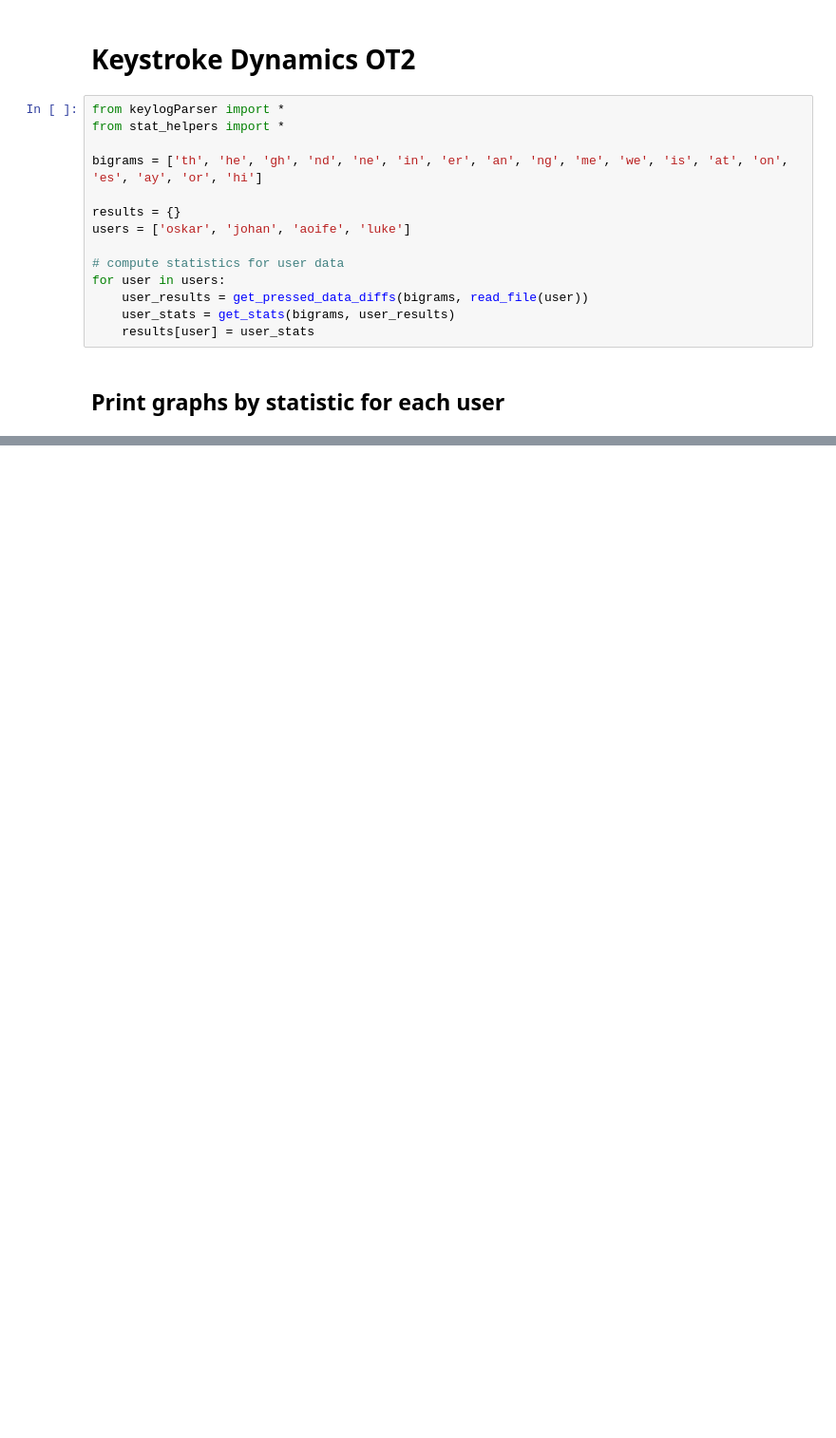
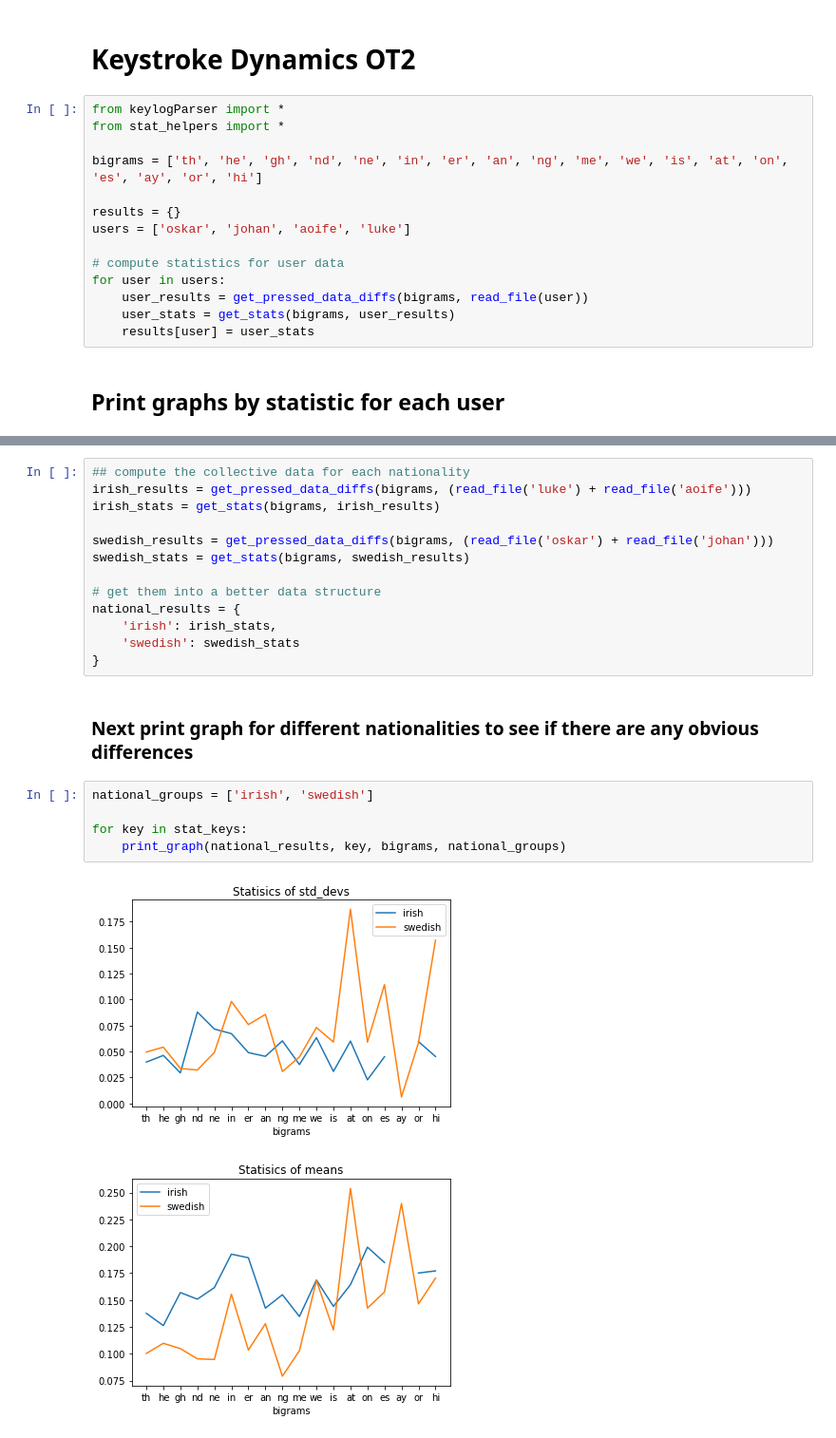
Before and after one commit to igoea20/keystrokeLogger, a Jupyter notebook: runner.ipynb, the cells around one changed output, grey strips where cells are left out. Shown at 95% size. Drawn from its saved outputs; the diff is of its cells as text; blank space fills up the shorter version.

Commit message:
added section for nationality analysis

```diff
--- a/runner.ipynb
+++ b/runner.ipynb
@@ -64,0 +68,23 @@ for stat_key in stat_keys:
+# %%
+## compute the collective data for each nationality
+irish_results = get_pressed_data_diffs(bigrams, (read_file('luke') + read_file('aoife')))
+irish_stats = get_stats(bigrams, irish_results)
+
+swedish_results = get_pressed_data_diffs(bigrams, (read_file('oskar') + read_file('johan')))
+swedish_stats = get_stats(bigrams, swedish_results)
+
+# get them into a better data structure
+national_results = {
+	'irish': irish_stats,
+	'swedish': swedish_stats
+}
+# %% [markdown]
+### Next print graph for different nationalities to see if there are any obvious differences
+# %%
+national_groups = ['irish', 'swedish']
+
+for key in stat_keys:
+	print_graph(national_results, key, bigrams, national_groups)
+# %% [output]
+[figure, added]
+[figure, added]
```
Also changed, not shown: parts of 6 cells of this notebook.
